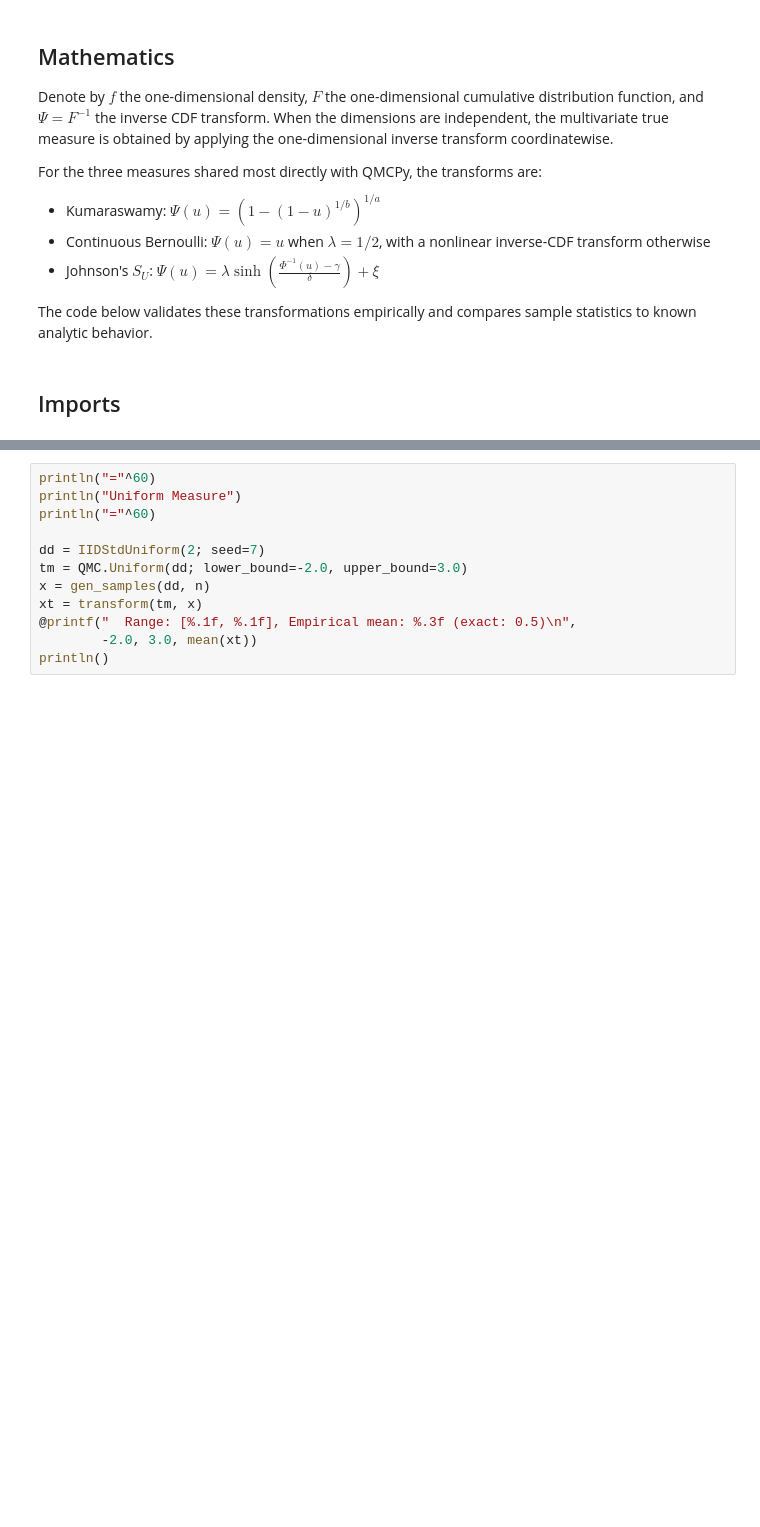
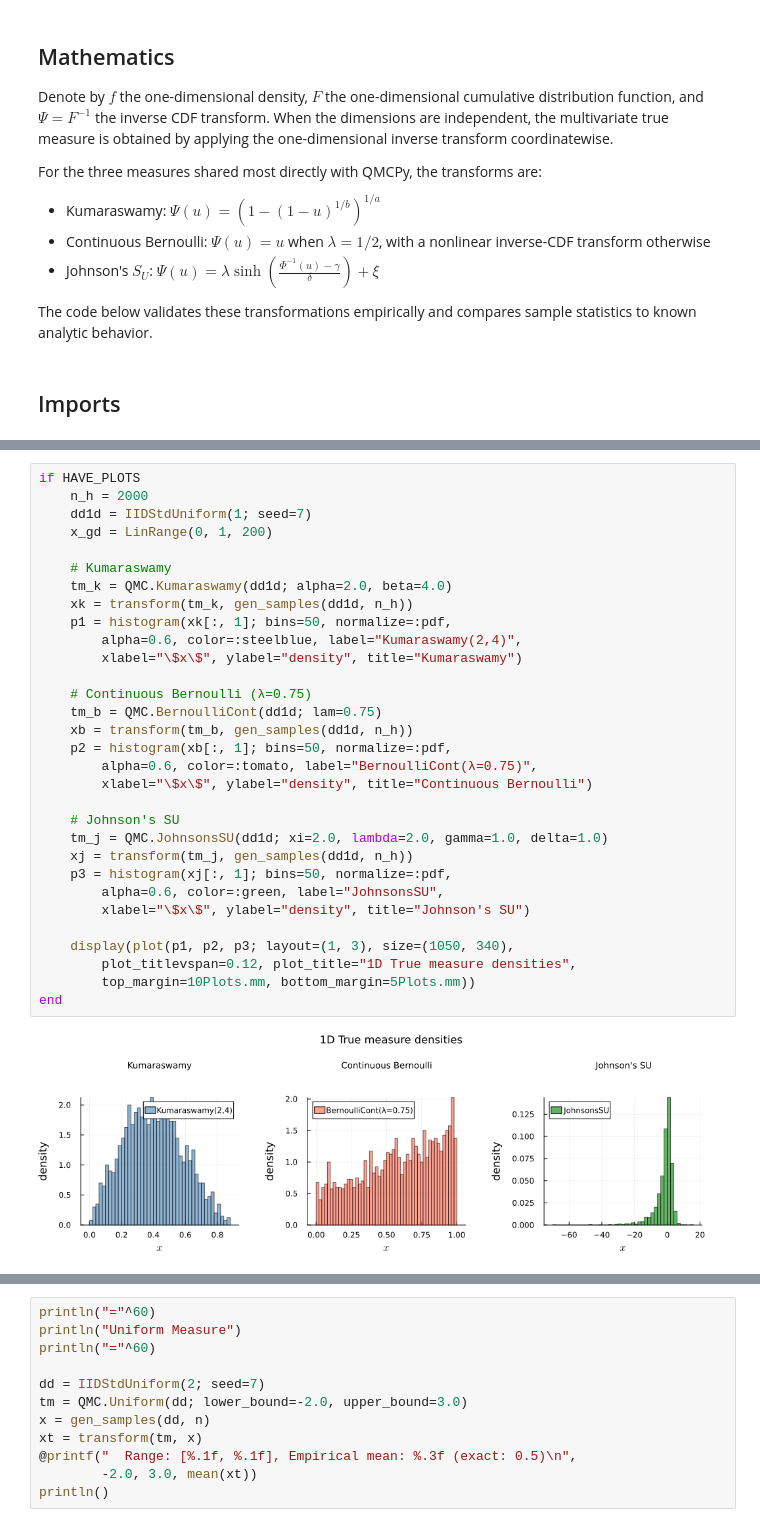
Before and after one commit to QMCSoftware/QMC.jl, a Jupyter notebook: demos/some_true_measures.ipynb, the cells around one changed output, grey strips where cells are left out. Drawn from its saved outputs; the diff is of its cells as text; blank space fills up the shorter version.

```diff
--- a/demos/some_true_measures.ipynb
+++ b/demos/some_true_measures.ipynb
@@ -45,0 +68,33 @@ end
+# %%
+if HAVE_PLOTS
+    n_h = 2000
+    dd1d = IIDStdUniform(1; seed=7)
+    x_gd = LinRange(0, 1, 200)
+
+    # Kumaraswamy
+    tm_k = QMC.Kumaraswamy(dd1d; alpha=2.0, beta=4.0)
+    xk = transform(tm_k, gen_samples(dd1d, n_h))
+    p1 = histogram(xk[:, 1]; bins=50, normalize=:pdf,
+        alpha=0.6, color=:steelblue, label="Kumaraswamy(2,4)",
+        xlabel="\$x\$", ylabel="density", title="Kumaraswamy")
+
+    # Continuous Bernoulli (λ=0.75)
+    tm_b = QMC.BernoulliCont(dd1d; lam=0.75)
+    xb = transform(tm_b, gen_samples(dd1d, n_h))
+    p2 = histogram(xb[:, 1]; bins=50, normalize=:pdf,
+        alpha=0.6, color=:tomato, label="BernoulliCont(λ=0.75)",
+        xlabel="\$x\$", ylabel="density", title="Continuous Bernoulli")
+
+    # Johnson's SU
+    tm_j = QMC.JohnsonsSU(dd1d; xi=2.0, lambda=2.0, gamma=1.0, delta=1.0)
+    xj = transform(tm_j, gen_samples(dd1d, n_h))
+    p3 = histogram(xj[:, 1]; bins=50, normalize=:pdf,
+        alpha=0.6, color=:green, label="JohnsonsSU",
+        xlabel="\$x\$", ylabel="density", title="Johnson's SU")
+
+    display(plot(p1, p2, p3; layout=(1, 3), size=(1050, 340),
+        plot_titlevspan=0.12, plot_title="1D True measure densities",
+        top_margin=10Plots.mm, bottom_margin=5Plots.mm))
+end
+# %% [output]
+[figure, new version]
```
Also changed, not shown: parts of 29 cells of this notebook, 56 other files.
